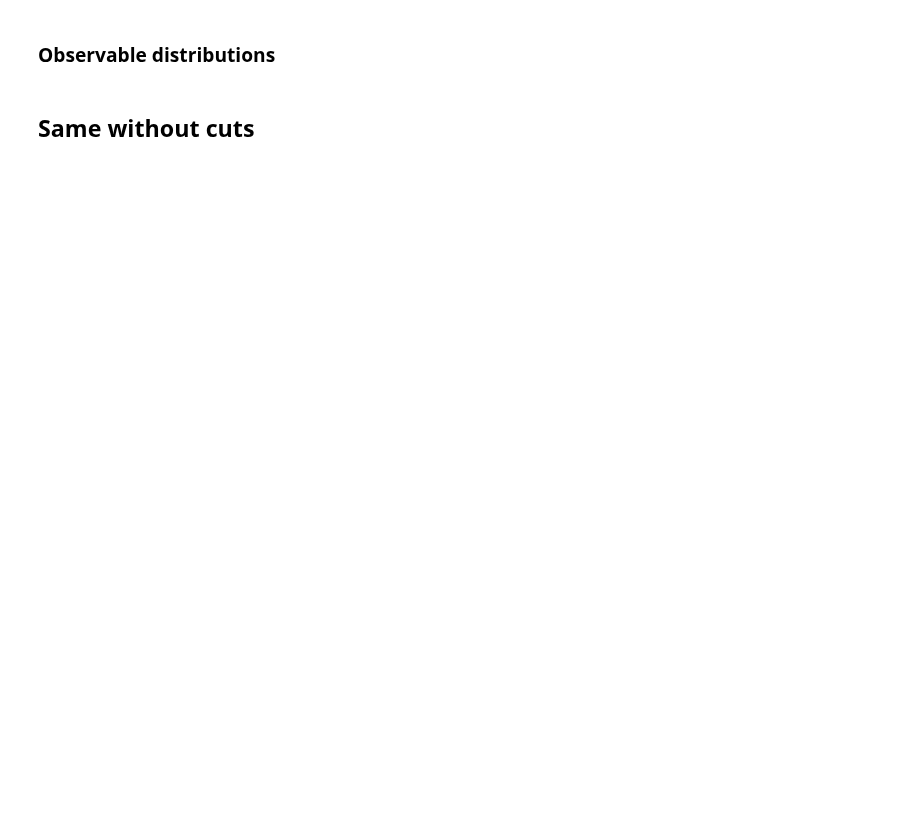
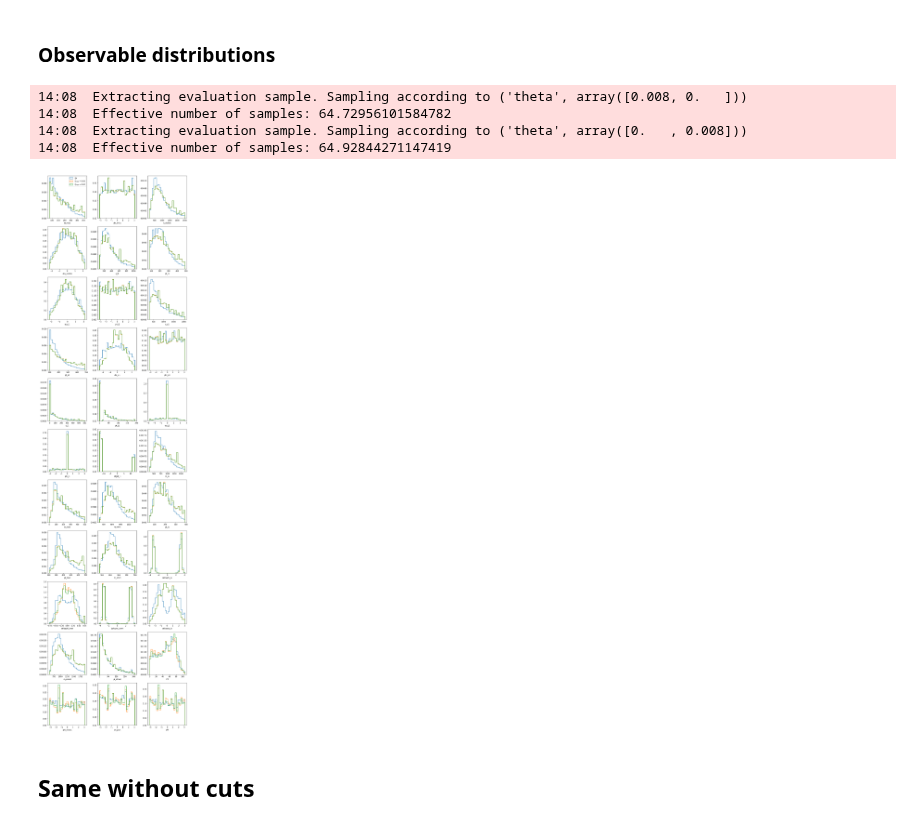
Before and after one commit to dlvp/diboson_mining, a Jupyter notebook: notebooks/wgamma/04_sampling.ipynb, the cells around one changed output. Cells and saved outputs as stored; diff of their text form; code cells hidden in the pictures; blank space fills up the shorter version.

```diff
--- a/notebooks/wgamma/04_sampling.ipynb
+++ b/notebooks/wgamma/04_sampling.ipynb
@@ -348,48 +164,57 @@ plt.show()
 ### Observable distributions
 # %%
 x_bsm1, _ = sa.extract_samples_test(
-    theta=constant_morphing_theta([0.02,0.]),
+    theta=constant_morphing_theta([0.008,0.]),
     n_samples=1000000,
     folder=None,
     filename=None
 )
 
 x_bsm2, _ = sa.extract_samples_test(
-    theta=constant_morphing_theta([0.,0.02]),
+    theta=constant_morphing_theta([0.,0.008]),
     n_samples=1000000,
     folder=None,
     filename=None
 )
+# %% [output]
+14:08  Extracting evaluation sample. Sampling according to ('theta', array([0.008, 0.   ]))
+14:08  Effective number of samples: 64.72956101584782
+14:08  Extracting evaluation sample. Sampling according to ('theta', array([0.   , 0.008]))
+14:08  Effective number of samples: 64.92844271147419
 # %%
 bins = 25
 n_observables = x_sm.shape[1]
 n_cols = 3
 n_rows = (n_observables + n_cols - 1) // n_cols
 labels = sa.observables.keys()
 
 plt.figure(figsize=(4. * n_cols, 4. * n_rows))
 
 for i, label in enumerate(labels):
     xmin = np.percentile(x_sm[:,i], 5.)
     xmax = np.percentile(x_sm[:,i], 95.)
     xwidth = xmax - xmin
     xmin -= xwidth * 0.1
     xmax += xwidth * 0.1
+    xmin = max(xmin, np.min(x_sm[:,i]))
+    xmax = min(xmax, np.max(x_sm[:,i]))
     x_range = (xmin, xmax)
 
     ax = plt.subplot(n_rows, n_cols, i+1)
 
     plt.hist(x_sm[:,i], histtype='step', range=x_range, bins=bins, lw=1.5, label=r'SM', density=True)
     plt.hist(x_bsm1[:,i], histtype='step', range=x_range, bins=bins, lw=1.5, label=r'$f_{WWW} = 0.02$', density=True)
     plt.hist(x_bsm2[:,i], histtype='step', range=x_range, bins=bins, lw=1.5, label=r'$f_{\tilde{W}WW} = 0.02$', density=True)
 
     if i == 0:
         plt.legend()
 
     plt.xlabel(label)
 
 plt.tight_layout()
-plt.savefig('observables.pdf')
+plt.savefig('../../figures/wgamma/observables.pdf')
+# %% [output]
+[figure, added]
 # %% [markdown]
 ## Same without cuts
 # %%
```
Also changed, not shown: parts of 25 cells of this notebook, 12 other files.
